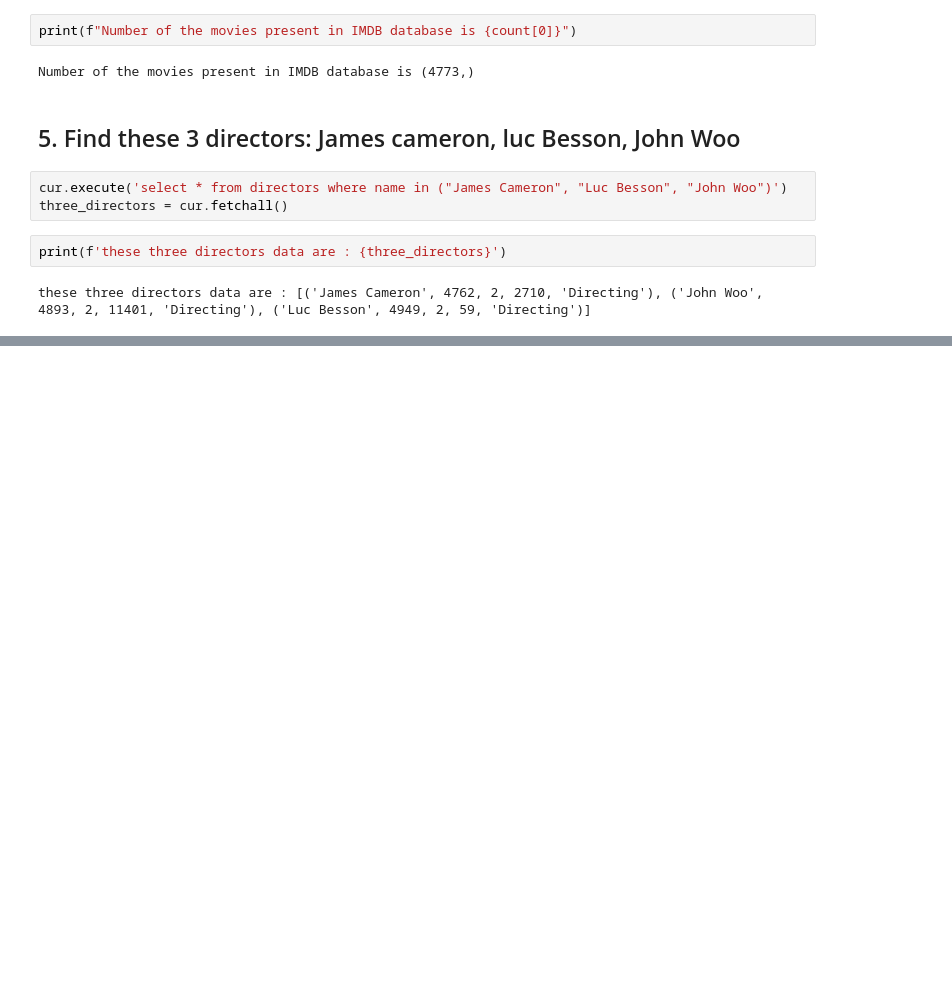
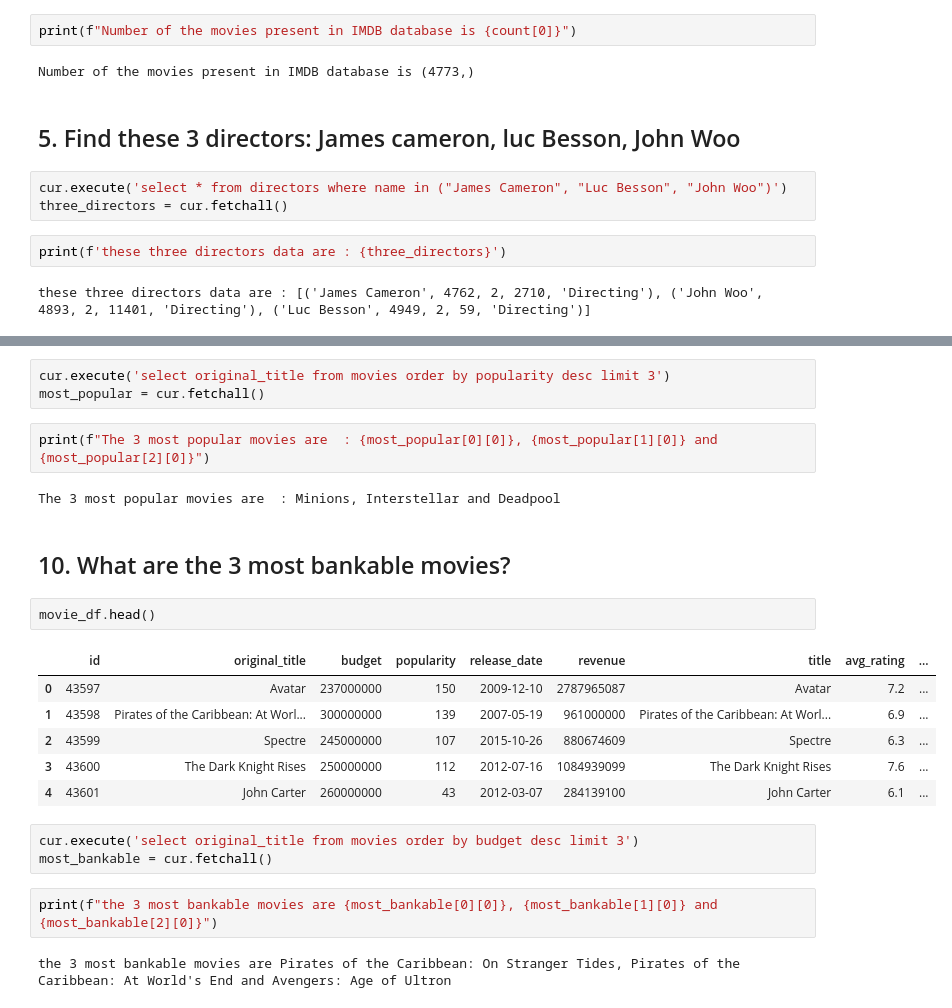
Before and after one commit to mihirh19/Imdb-dataset-analysis, a Jupyter notebook: imdb.ipynb, the cells around one changed output, grey strips where cells are left out. Drawn from its saved outputs; the diff is of its cells as text; blank space fills up the shorter version.

```diff
--- a/imdb.ipynb
+++ b/imdb.ipynb
@@ -116,0 +162,25 @@ these three directors data are : [('James Cameron', 4762, 2, 2710, 'Directing'),
+# %%
+cur.execute('select original_title from movies order by popularity desc limit 3')
+most_popular = cur.fetchall()
+# %%
+print(f"The 3 most popular movies are  : {most_popular[0][0]}, {most_popular[1][0]} and {most_popular[2][0]}")
+# %% [output]
+The 3 most popular movies are  : Minions, Interstellar and Deadpool
+# %% [markdown]
+## 10. What are the 3 most bankable movies?
+# %%
+movie_df.head()
+# %% [output]
+|  | id | original_title | budget | popularity | release_date | revenue | title | avg_rating | ... |
+| 0 | 43597 | Avatar | 237000000 | 150 | 2009-12-10 | 2787965087 | Avatar | 7.2 | ... |
+| 1 | 43598 | Pirates of the Caribbean: At Worl... | 300000000 | 139 | 2007-05-19 | 961000000 | Pirates of the Caribbean: At Worl... | 6.9 | ... |
+| 2 | 43599 | Spectre | 245000000 | 107 | 2015-10-26 | 880674609 | Spectre | 6.3 | ... |
+| 3 | 43600 | The Dark Knight Rises | 250000000 | 112 | 2012-07-16 | 1084939099 | The Dark Knight Rises | 7.6 | ... |
+| 4 | 43601 | John Carter | 260000000 | 43 | 2012-03-07 | 284139100 | John Carter | 6.1 | ... |
+# %%
+cur.execute('select original_title from movies order by budget desc limit 3')
+most_bankable = cur.fetchall()
+# %%
+print(f"the 3 most bankable movies are {most_bankable[0][0]}, {most_bankable[1][0]} and {most_bankable[2][0]}")
+# %% [output]
+the 3 most bankable movies are Pirates of the Caribbean: On Stranger Tides, Pirates of the Caribbean: At World's End and Avengers: Age of Ultron
```
Also changed, not shown: parts of 11 cells of this notebook.
